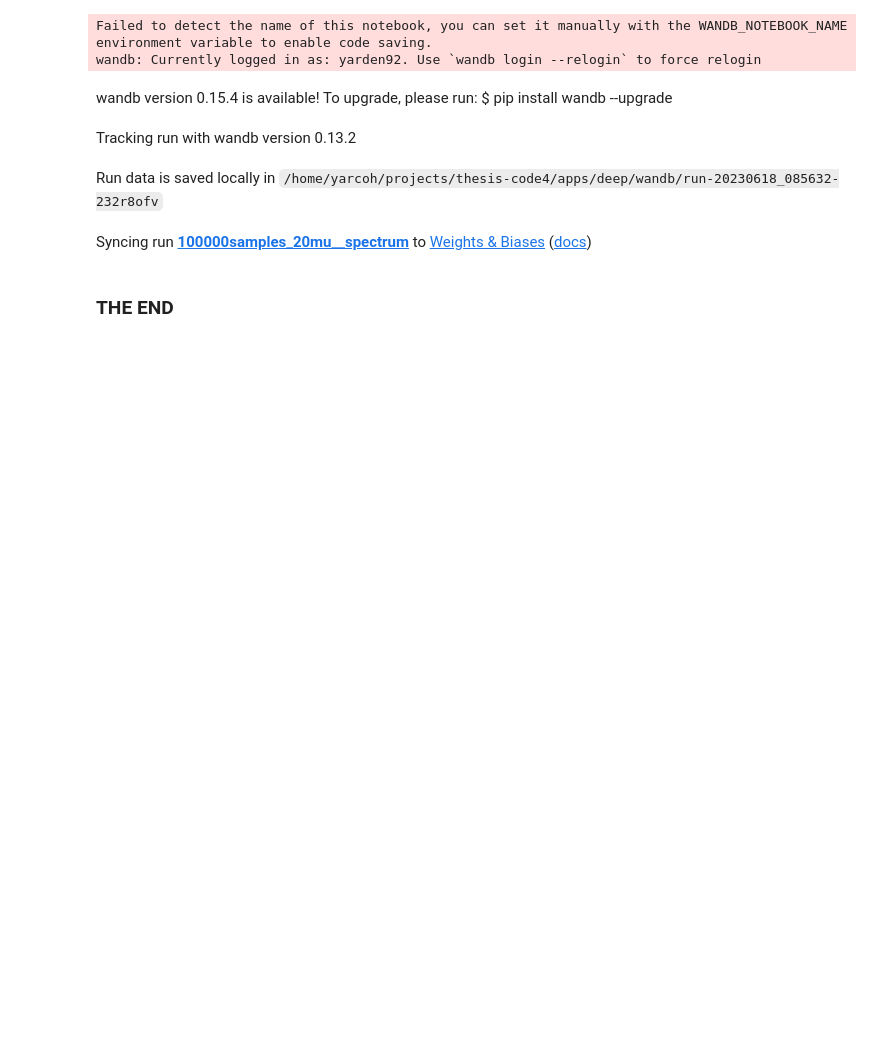
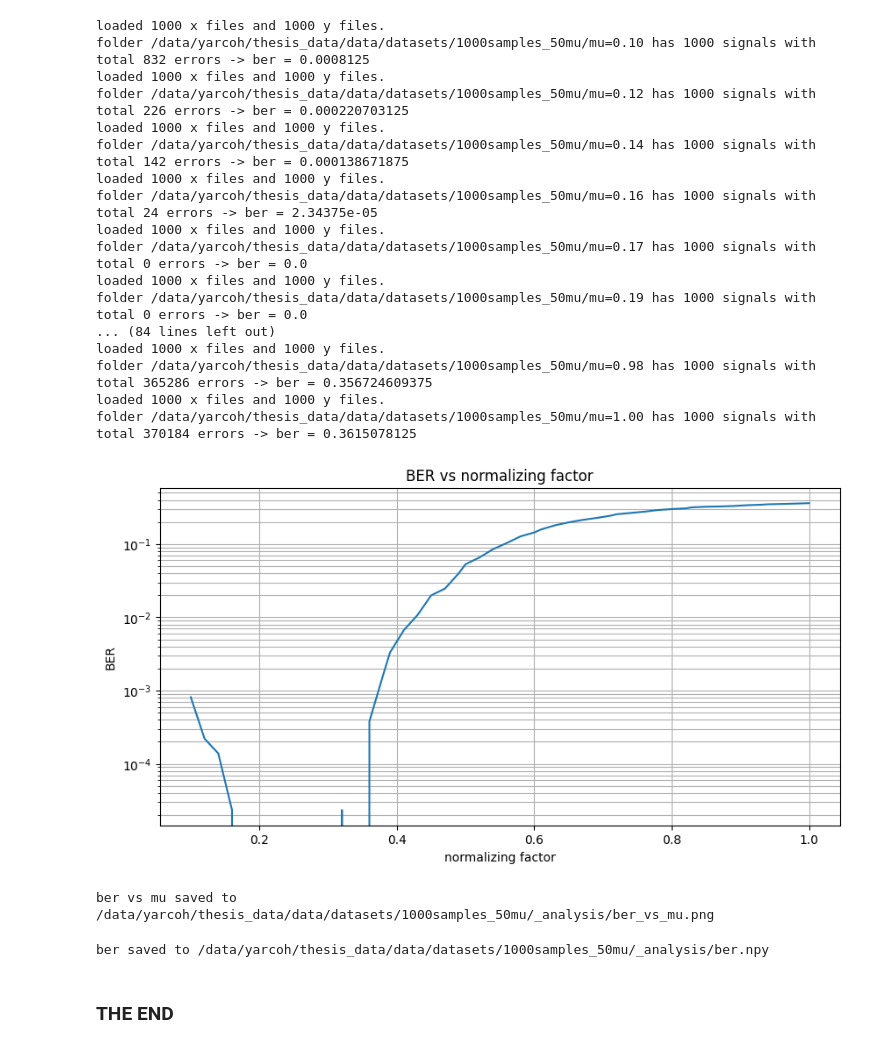
Before and after one commit to Yarden92/Thesis-code, a Jupyter notebook: apps/deep/data_analyzer.ipynb, the cells around one changed output. Cells and saved outputs as stored; diff of their text form; code cells hidden in the pictures; blank space fills up the shorter version.

```diff
--- a/apps/deep/data_analyzer.ipynb
+++ b/apps/deep/data_analyzer.ipynb
@@ -38,12 +45,31 @@ ber vs mu saved to //data/yarcoh/thesis_data/data/datasets/100000samples_20mu/_a
+# %%
+data_analyzer.plot_full_ber_graph(permute_limit=n_permutations_for_ber, is_save_fig=False, log_mu = False)
+# %% [output]
+loaded 1000 x files and 1000 y files.
+folder /data/yarcoh/thesis_data/data/datasets/1000samples_50mu/mu=0.10 has 1000 signals with total 832 errors -> ber = 0.0008125
+loaded 1000 x files and 1000 y files.
+folder /data/yarcoh/thesis_data/data/datasets/1000samples_50mu/mu=0.12 has 1000 signals with total 226 errors -> ber = 0.000220703125
+loaded 1000 x files and 1000 y files.
+folder /data/yarcoh/thesis_data/data/datasets/1000samples_50mu/mu=0.14 has 1000 signals with total 142 errors -> ber = 0.000138671875
+loaded 1000 x files and 1000 y files.
+folder /data/yarcoh/thesis_data/data/datasets/1000samples_50mu/mu=0.16 has 1000 signals with total 24 errors -> ber = 2.34375e-05
+loaded 1000 x files and 1000 y files.
+folder /data/yarcoh/thesis_data/data/datasets/1000samples_50mu/mu=0.17 has 1000 signals with total 0 errors -> ber = 0.0
+loaded 1000 x files and 1000 y files.
+folder /data/yarcoh/thesis_data/data/datasets/1000samples_50mu/mu=0.19 has 1000 signals with total 0 errors -> ber = 0.0
+... (84 lines left out)
+loaded 1000 x files and 1000 y files.
+folder /data/yarcoh/thesis_data/data/datasets/1000samples_50mu/mu=0.98 has 1000 signals with total 365286 errors -> ber = 0.356724609375
+loaded 1000 x files and 1000 y files.
+folder /data/yarcoh/thesis_data/data/datasets/1000samples_50mu/mu=1.00 has 1000 signals with total 370184 errors -> ber = 0.3615078125
+[figure, added]
+ber vs mu saved to /data/yarcoh/thesis_data/data/datasets/1000samples_50mu/_analysis/ber_vs_mu.png
+# %%
+data_analyzer.calc_and_save_ber()
+# %% [output]
+ber saved to /data/yarcoh/thesis_data/data/datasets/1000samples_50mu/_analysis/ber.npy
 # %%
 # upload to wandb full ber graph
-data_analyzer.wandb_log_ber_vs_mu(n=n_permutations_for_ber)
+# data_analyzer.wandb_log_ber_vs_mu(n=n_permutations_for_ber)
-# %% [output]
-Failed to detect the name of this notebook, you can set it manually with the WANDB_NOTEBOOK_NAME environment variable to enable code saving.
-wandb: Currently logged in as: yarden92. Use `wandb login --relogin` to force relogin
-wandb version 0.15.4 is available! To upgrade, please run: $ pip install wandb --upgrade
-Tracking run with wandb version 0.13.2
-Run data is saved locally in /home/yarcoh/projects/thesis-code4/apps/deep/wandb/run-20230618_085632-232r8ofv
-Syncing run 100000samples_20mu__spectrum to Weights & Biases (docs)
 # %% [markdown]
 ###  THE END
```
Also changed, not shown: parts of 7 cells of this notebook, 25 other files.
